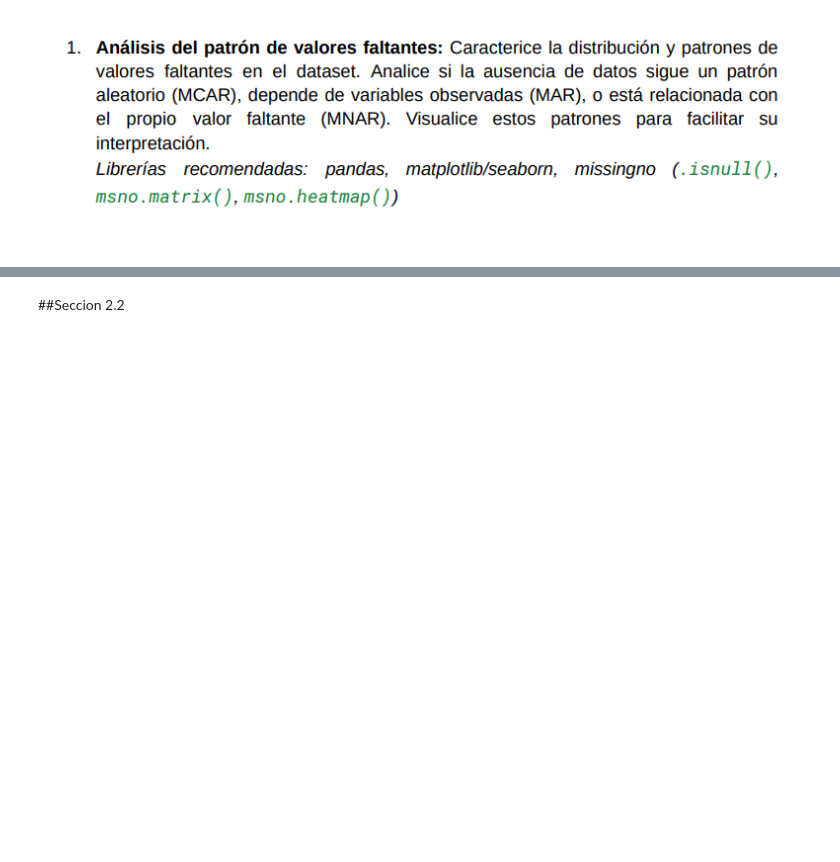
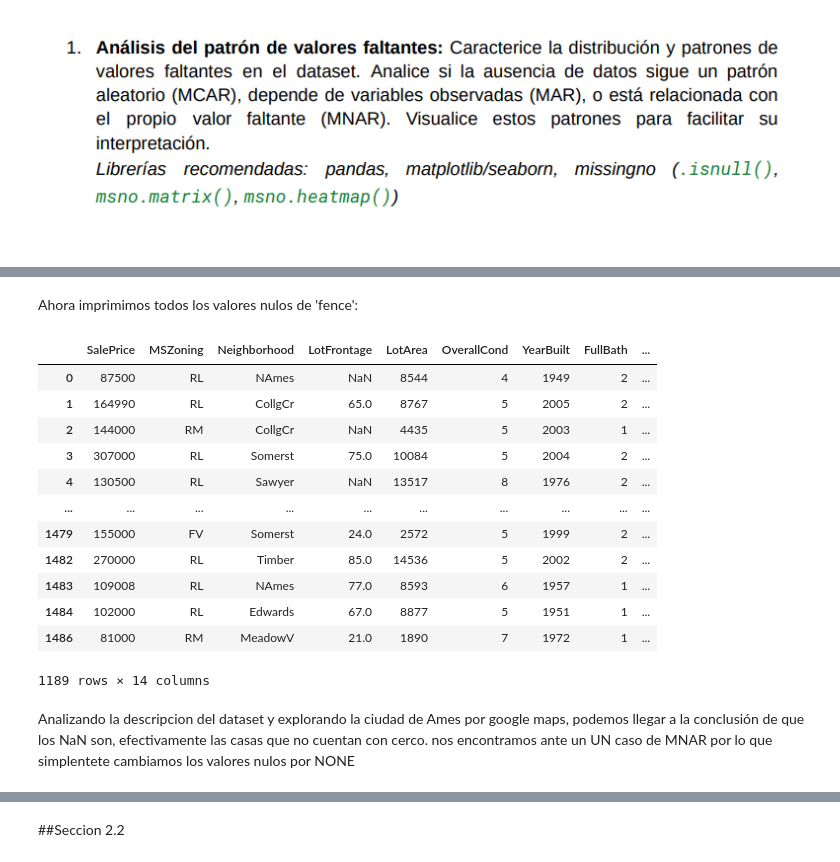
Before and after one commit to AlesioRios/Laboratorio-de-Datos-II, a Jupyter notebook: Lab_de_Datos_II_TP2.ipynb, the cells around one changed output, grey strips where cells are left out. Drawn from its saved outputs; the diff is of its cells as text; code cells hidden in the pictures; blank space fills up the shorter version.

```diff
--- a/Lab_de_Datos_II_TP2.ipynb
+++ b/Lab_de_Datos_II_TP2.ipynb
@@ -386,23 +342,3 @@ df['MSZoning'].value_counts()
 | RH | 16 |
 | C (ALL) | 10 |
 dtype: int64
-# %%
-#GarageQual
-
-df_antes = df['GarageQual'].copy()
-df['GarageQual'].value_counts(dropna=False)
-#Se puede observar que hay una falsa categoría: NaN y NA porbablemente hagan referencia a la clase "Na": que no tiene garage.
-#Estrategia adoptadas: pasamos todo a mayúsculas, y fusionamos estas dos categorías.
-df['GarageQual'] = df['GarageQual'].str.strip().str.upper() # strip() elimina espacios en blanco al principio y al final de cada texto.
-#Vamos a determinar si los NaN son faltantes o si hacen referencia a la categoría "Na"
-display(df.loc[df['GarageQual'].isna(), 'GarageArea'].value_counts()) #Podemos ver que todos los NaN de GarageQual eran en realidad "Na" (o indica que no hay garage)
-
-sin_garage = df['GarageArea'] == 0
-df.loc[sin_garage, 'GarageQual'] = 'NONE'
-df['GarageQual'] = df['GarageQual'].replace({'NA': 'NONE'})
-
-orden_calidad_Grid = CategoricalDtype(categories = ['NONE', 'PO', 'FA', 'TA', 'GD', 'EX'], ordered = True)
-df['GarageQual'] = df['GarageQual'].astype(orden_calidad_Grid)
-assert df['GarageQual'].isna().sum() == 0, "Quedaron valores sin mapear al hacer el cast"
-
-graficar_antes_despues_categorias(antes_crudo=df_antes, despues=df['GarageQual'], orden_final=['NONE', 'PO', 'FA', 'TA', 'GD', 'EX'])
@@ -634,0 +554,27 @@ NameError: name 'SalePrice' is not defined
+# %% [markdown]
+Ahora imprimimos todos los valores nulos de 'fence':
+# %%
+#Fence
+
+df['Fence'].value_counts(dropna = False)
+
+filas_fence_nan = df[df['Fence'].isna()]
+
+# Muestra todas las filas resultantes en el notebook
+display(filas_fence_nan)
+# %% [output]
+|  | SalePrice | MSZoning | Neighborhood | LotFrontage | LotArea | OverallCond | YearBuilt | FullBath | ... |
+| 0 | 87500 | RL | NAmes | NaN | 8544 | 4 | 1949 | 2 | ... |
+| 1 | 164990 | RL | CollgCr | 65.0 | 8767 | 5 | 2005 | 2 | ... |
+| 2 | 144000 | RM | CollgCr | NaN | 4435 | 5 | 2003 | 1 | ... |
+| 3 | 307000 | RL | Somerst | 75.0 | 10084 | 5 | 2004 | 2 | ... |
+| 4 | 130500 | RL | Sawyer | NaN | 13517 | 8 | 1976 | 2 | ... |
+| ... | ... | ... | ... | ... | ... | ... | ... | ... | ... |
+| 1479 | 155000 | FV | Somerst | 24.0 | 2572 | 5 | 1999 | 2 | ... |
+| 1482 | 270000 | RL | Timber | 85.0 | 14536 | 5 | 2002 | 2 | ... |
+| 1483 | 109008 | RL | NAmes | 77.0 | 8593 | 6 | 1957 | 1 | ... |
+| 1484 | 102000 | RL | Edwards | 67.0 | 8877 | 5 | 1951 | 1 | ... |
+| 1486 | 81000 | RM | MeadowV | 21.0 | 1890 | 7 | 1972 | 1 | ... |
+1189 rows × 14 columns
+# %% [markdown]
+Analizando la descripcion del dataset y explorando la ciudad de Ames por google maps, podemos llegar a la conclusión de que los NaN son, efectivamente las casas que no cuentan con cerco. nos encontramos ante un UN caso de MNAR  por lo que simplentete cambiamos los valores nulos por NONE
```
Also changed, not shown: parts of 78 cells of this notebook.
